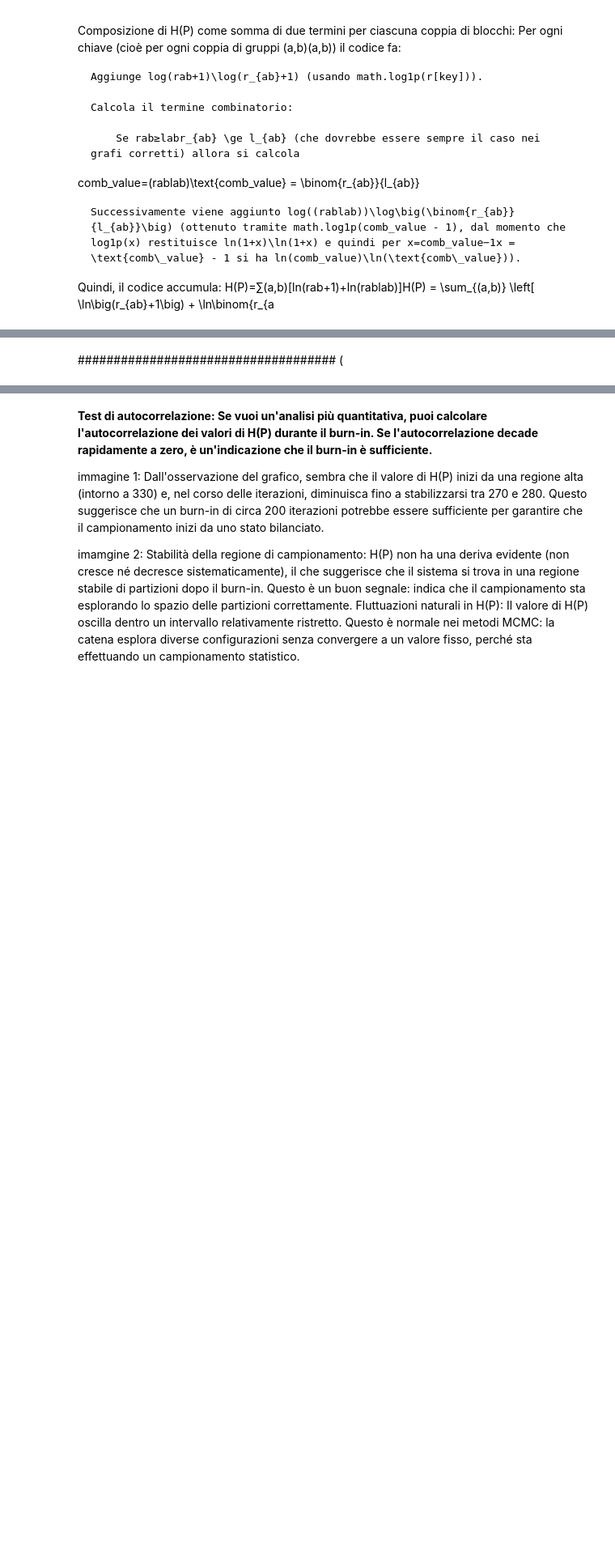
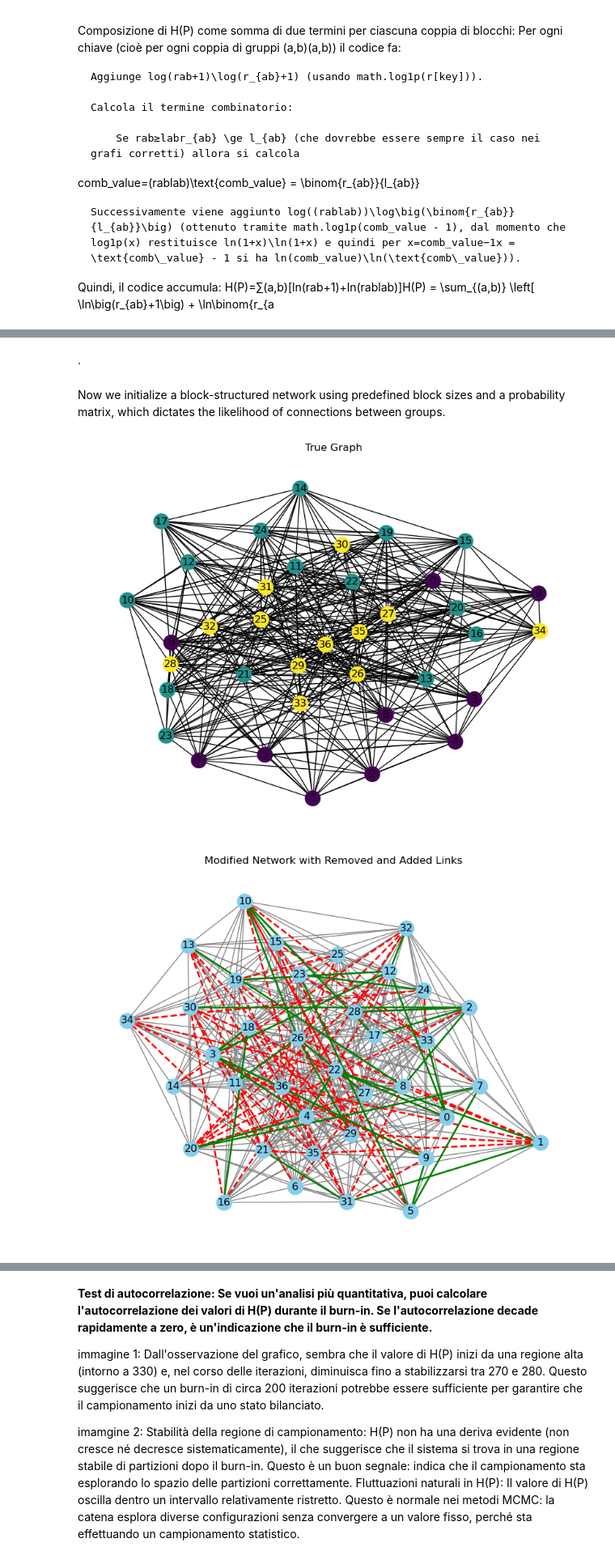
Before and after one commit to EugeniaBoccanera/Information-Theory-Project, a Jupyter notebook: main_metropolis_lu.ipynb, the cells around one changed output, grey strips where cells are left out. Shown at 81% size. Cells and saved outputs as stored; diff of their text form; code cells hidden in the pictures; blank space fills up the shorter version.

```diff
--- a/main_metropolis_lu.ipynb
+++ b/main_metropolis_lu.ipynb
@@ -279,2 +374,28 @@ def estimate_link_reliability(G, partitions):
 # %% [markdown]
-#################################### (
+.
+# %% [markdown]
+Now we initialize a block-structured network using predefined block sizes and a probability matrix, which dictates the likelihood of connections between groups.
+# %%
+# Create a network using a simple block model
+block_sizes = [10, 15, 12]
+prob_matrix = [[0.6, 0.2, 0.7],
+               [0.2, 0.5, 0.8],
+               [0.1, 0.8, 0.3]]
+
+# Generate the "true" graph using the block model
+G_true = generate_block_network(block_sizes, prob_matrix)
+
+# Plot the true graph
+plot_true_graph(G_true)
+
+
+
+# Create an observed network by randomly modifying the true graph
+modification_fraction = 0.3  # For example, modify 30% of the connections
+G_obs, removed_edges, added_edges = modify_network(G_true, modification_fraction)
+
+# Plot the observed network with highlighted modifications
+plot_modified_network(G_obs, removed_edges, added_edges, title="Modified Network with Removed and Added Links")
+# %% [output]
+[figure, added]
+[figure, added]
```
Also changed, not shown: parts of 50 cells of this notebook.
